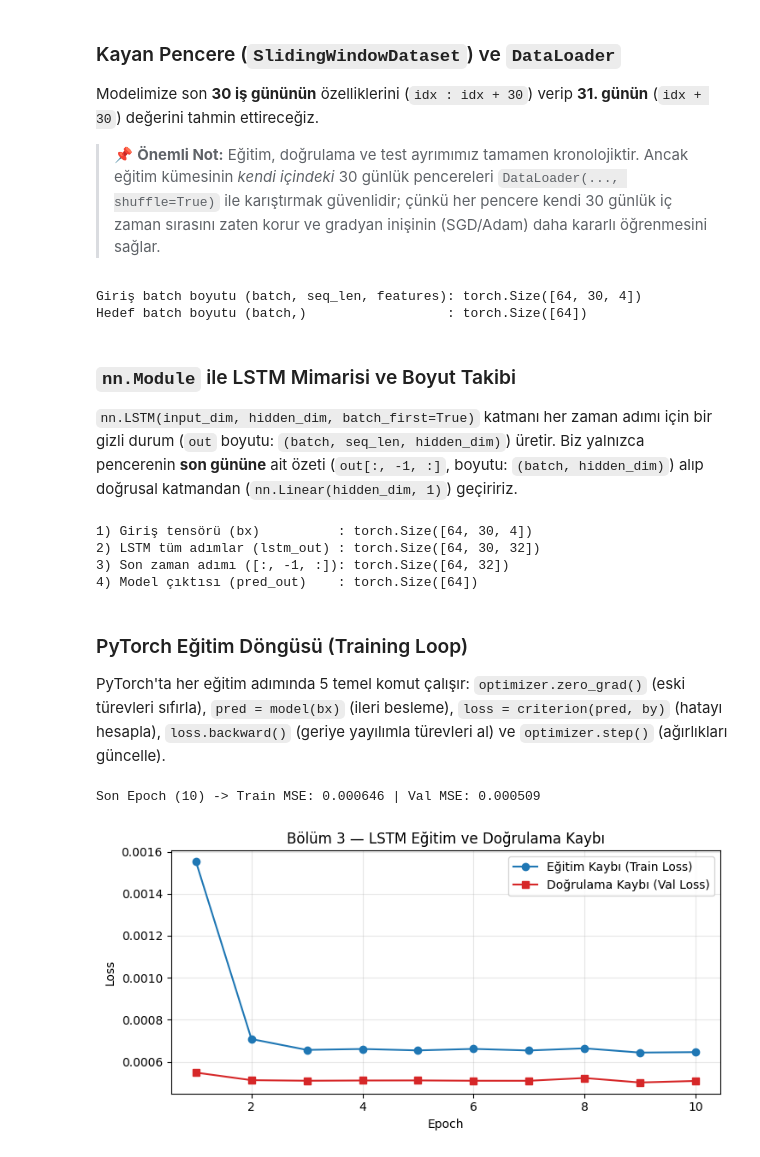
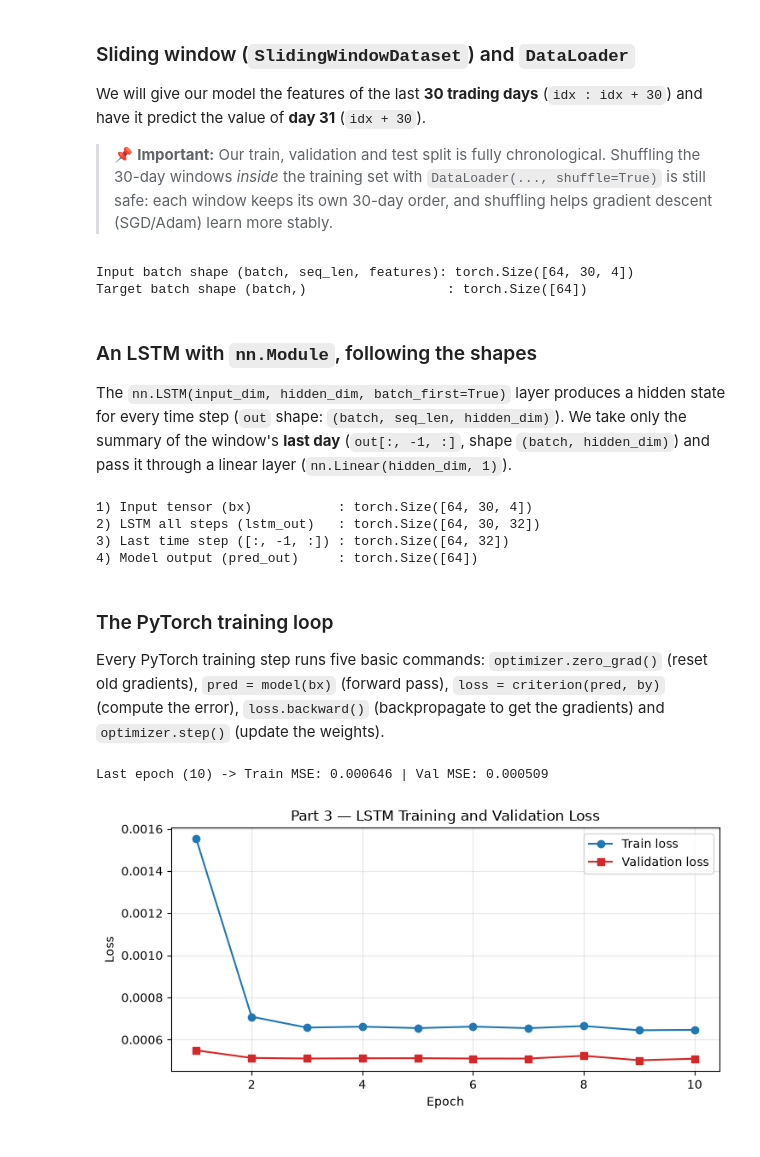
Before and after one commit to omarcevi/pytorch-finance-workshop, a Jupyter notebook: notebooks/workshop_solution.ipynb, the cells around one changed output. Saved outputs shown, nothing was run; the diff lists cells and outputs as text; code cells hidden in the pictures.

```diff
--- a/notebooks/workshop_solution.ipynb
+++ b/notebooks/workshop_solution.ipynb
@@ -252,5 +252,5 @@ PyTorch'un temel yapı taşı `torch.Tensor` nesnesidir (NumPy dizilerine benzer
 # %%
-# @title 🔄 Yetiştir: Bölüm 3 (Önceki bölümü atladıysanız çalıştırın) { display-mode: "form" }
+# @title 🔄 Catch up: Part 3 (run this if you skipped the previous part) { display-mode: "form" }
 import pathlib, sys, urllib.request
 for _p in [pathlib.Path("src"), pathlib.Path("../src"), pathlib.Path("/content/pytorch-finance-workshop/src")]:
     if (_p / "workshop_utils.py").exists() and str(_p.resolve()) not in sys.path:
@@ -267,8 +267,8 @@ import torch
 import torch.nn as nn
 from torch.utils.data import DataLoader
 from workshop_utils import FEATURE_COLS, set_seed
-from workshop_utils import yetistir_bolum_2, SlidingWindowDataset, LSTMModel, set_seed, plot_training_curves
-_s2 = yetistir_bolum_2("THYAO.IS")
+from workshop_utils import catch_up_part_2, SlidingWindowDataset, LSTMModel, plot_training_curves
+_s2 = catch_up_part_2("THYAO.IS")
 TICKER = _s2["ticker"]
 raw_df, feat_df = _s2["raw_df"], _s2["feat_df"]
 train_df, val_df, test_df = _s2["train_df"], _s2["val_df"], _s2["test_df"]
@@ -287,7 +287,7 @@ Tensör boyutu (shape): torch.Size([5, 4]) | Veri tipi (dtype): torch.float32
 # %% [markdown]
-### Kayan Pencere (`SlidingWindowDataset`) ve `DataLoader`
-Modelimize son **30 iş gününün** özelliklerini (`idx : idx + 30`) verip **31. günün** (`idx + 30`) değerini tahmin ettireceğiz.
-> 📌 **Önemli Not:** Eğitim, doğrulama ve test ayrımımız tamamen kronolojiktir. Ancak eğitim kümesinin *kendi içindeki* 30 günlük pencereleri `DataLoader(..., shuffle=True)` ile karıştırmak güvenlidir; çünkü her pencere kendi 30 günlük iç zaman sırasını zaten korur ve gradyan inişinin (SGD/Adam) daha kararlı öğrenmesini sağlar.
+### Sliding window (`SlidingWindowDataset`) and `DataLoader`
+We will give our model the features of the last **30 trading days** (`idx : idx + 30`) and have it predict the value of **day 31** (`idx + 30`).
+> 📌 **Important:** Our train, validation and test split is fully chronological. Shuffling the 30-day windows *inside* the training set with `DataLoader(..., shuffle=True)` is still safe: each window keeps its own 30-day order, and shuffling helps gradient descent (SGD/Adam) learn more stably.
 # %%
 WINDOW_SIZE = 30
 BATCH_SIZE = 64
@@ -295,7 +295,7 @@ BATCH_SIZE = 64
 y_train_ret = train_df["log_return"].values.astype(np.float32)
 y_val_ret = val_df["log_return"].values.astype(np.float32)
 
-# BEGIN SOLUTION: SlidingWindowDataset ile train_ds ve val_ds oluşturup DataLoader'a sarın (train için shuffle=True)
+# BEGIN SOLUTION: create train_ds and val_ds with SlidingWindowDataset and wrap them in DataLoaders (shuffle=True for train)
 train_ds = SlidingWindowDataset(x_train, y_train_ret, window_size=WINDOW_SIZE)
 val_ds = SlidingWindowDataset(x_val, y_val_ret, window_size=WINDOW_SIZE)
 train_loader = DataLoader(train_ds, batch_size=BATCH_SIZE, shuffle=True)
@@ -303,14 +303,14 @@ val_loader = DataLoader(val_ds, batch_size=BATCH_SIZE, shuffle=False)
 # END SOLUTION
 
 sample_bx, sample_by = next(iter(train_loader))
-print(f"Giriş batch boyutu (batch, seq_len, features): {sample_bx.shape}")
-print(f"Hedef batch boyutu (batch,)                  : {sample_by.shape}")
+print(f"Input batch shape (batch, seq_len, features): {sample_bx.shape}")
+print(f"Target batch shape (batch,)                  : {sample_by.shape}")
 # %% [output]
-Giriş batch boyutu (batch, seq_len, features): torch.Size([64, 30, 4])
-Hedef batch boyutu (batch,)                  : torch.Size([64])
+Input batch shape (batch, seq_len, features): torch.Size([64, 30, 4])
+Target batch shape (batch,)                  : torch.Size([64])
 # %% [markdown]
-### `nn.Module` ile LSTM Mimarisi ve Boyut Takibi
-`nn.LSTM(input_dim, hidden_dim, batch_first=True)` katmanı her zaman adımı için bir gizli durum (`out` boyutu: `(batch, seq_len, hidden_dim)`) üretir. Biz yalnızca pencerenin **son gününe** ait özeti (`out[:, -1, :]`, boyutu: `(batch, hidden_dim)`) alıp doğrusal katmandan (`nn.Linear(hidden_dim, 1)`) geçiririz.
+### An LSTM with `nn.Module`, following the shapes
+The `nn.LSTM(input_dim, hidden_dim, batch_first=True)` layer produces a hidden state for every time step (`out` shape: `(batch, seq_len, hidden_dim)`). We take only the summary of the window's **last day** (`out[:, -1, :]`, shape `(batch, hidden_dim)`) and pass it through a linear layer (`nn.Linear(hidden_dim, 1)`).
 # %%
 class SimpleLSTM(nn.Module):
     def __init__(self, input_dim: int, hidden_dim: int = 32) -> None:
@@ -319,7 +319,7 @@ class SimpleLSTM(nn.Module):
         self.fc = nn.Linear(hidden_dim, 1)
 
     def forward(self, x: torch.Tensor) -> torch.Tensor:
-        # BEGIN SOLUTION: x'i self.lstm'den geçirin, son zaman adımını (out[:, -1, :]) self.fc'ye verip squeeze(-1) döndürün
+        # BEGIN SOLUTION: pass x through self.lstm, feed the last time step (out[:, -1, :]) to self.fc and return it with squeeze(-1)
         out, _ = self.lstm(x)
         last_step = out[:, -1, :]
         return self.fc(last_step).squeeze(-1)
@@ -330,49 +330,49 @@ demo_model = SimpleLSTM(input_dim=len(FEATURE_COLS), hidden_dim=32)
 with torch.no_grad():
     lstm_out, _ = demo_model.lstm(sample_bx)
     pred_out = demo_model(sample_bx)
-print(f"1) Giriş tensörü (bx)          : {sample_bx.shape}")
-print(f"2) LSTM tüm adımlar (lstm_out) : {lstm_out.shape}")
-print(f"3) Son zaman adımı ([:, -1, :]): {lstm_out[:, -1, :].shape}")
-print(f"4) Model çıktısı (pred_out)    : {pred_out.shape}")
+print(f"1) Input tensor (bx)           : {sample_bx.shape}")
+print(f"2) LSTM all steps (lstm_out)   : {lstm_out.shape}")
+print(f"3) Last time step ([:, -1, :]) : {lstm_out[:, -1, :].shape}")
+print(f"4) Model output (pred_out)     : {pred_out.shape}")
 # %% [output]
-1) Giriş tensörü (bx)          : torch.Size([64, 30, 4])
-2) LSTM tüm adımlar (lstm_out) : torch.Size([64, 30, 32])
-3) Son zaman adımı ([:, -1, :]): torch.Size([64, 32])
-4) Model çıktısı (pred_out)    : torch.Size([64])
+1) Input tensor (bx)           : torch.Size([64, 30, 4])
+2) LSTM all steps (lstm_out)   : torch.Size([64, 30, 32])
+3) Last time step ([:, -1, :]) : torch.Size([64, 32])
+4) Model output (pred_out)     : torch.Size([64])
 # %% [markdown]
-### PyTorch Eğitim Döngüsü (Training Loop)
-PyTorch'ta her eğitim adımında 5 temel komut çalışır: `optimizer.zero_grad()` (eski türevleri sıfırla), `pred = model(bx)` (ileri besleme), `loss = criterion(pred, by)` (hatayı hesapla), `loss.backward()` (geriye yayılımla türevleri al) ve `optimizer.step()` (ağırlıkları güncelle).
+### The PyTorch training loop
+Every PyTorch training step runs five basic commands: `optimizer.zero_grad()` (reset old gradients), `pred = model(bx)` (forward pass), `loss = criterion(pred, by)` (compute the error), `loss.backward()` (backpropagate to get the gradients) and `optimizer.step()` (update the weights).
 # %%
 set_seed(42)
 demo_model = SimpleLSTM(input_dim=len(FEATURE_COLS), hidden_dim=32)
 optimizer = torch.optim.Adam(demo_model.parameters(), lr=0.001)
 criterion = nn.MSELoss()
 
 train_losses, val_losses = [], []
 for epoch in range(10):
     demo_model.train()
     batch_losses = []
     for bx, by in train_loader:
-        # BEGIN SOLUTION: 5 adımlı PyTorch eğitim döngüsünü yazın (zero_grad, forward, loss, backward, step)
+        # BEGIN SOLUTION: write the five-step PyTorch training loop (zero_grad, forward, loss, backward, step)
         optimizer.zero_grad()
         pred = demo_model(bx)
         loss = criterion(pred, by)
         loss.backward()
         optimizer.step()
         # END SOLUTION
         batch_losses.append(loss.item())
     train_losses.append(float(np.mean(batch_losses)))
 
     demo_model.eval()
     with torch.no_grad():
         v_loss = np.mean([criterion(demo_model(vx), vy).item() for vx, vy in val_loader])
     val_losses.append(float(v_loss))
 
-print(f"Son Epoch (10) -> Train MSE: {train_losses[-1]:.6f} | Val MSE: {val_losses[-1]:.6f}")
-fig = plot_training_curves(train_losses, val_losses, title="Bölüm 3 — LSTM Eğitim ve Doğrulama Kaybı")
+print(f"Last epoch (10) -> Train MSE: {train_losses[-1]:.6f} | Val MSE: {val_losses[-1]:.6f}")
+fig = plot_training_curves(train_losses, val_losses, title="Part 3 — LSTM Training and Validation Loss")
 plt.show()
 # %% [output]
-Son Epoch (10) -> Train MSE: 0.000646 | Val MSE: 0.000509
+Last epoch (10) -> Train MSE: 0.000646 | Val MSE: 0.000509
-[figure, old version]
+[figure, new version]
 # %% [markdown]
 ---
```
Also changed, not shown: parts of 49 cells of this notebook, 22 other files.
